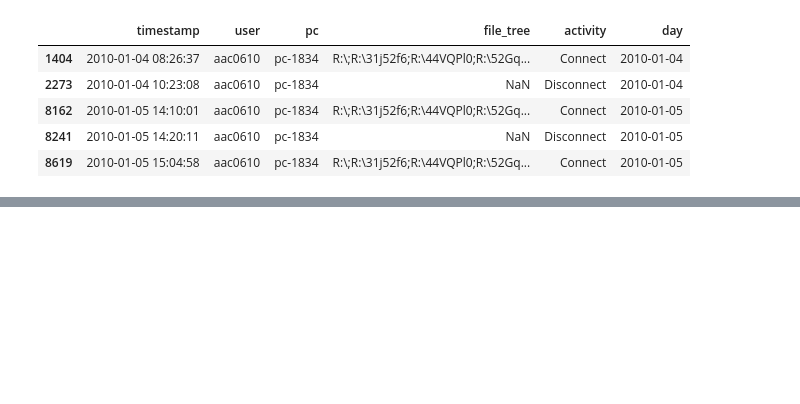
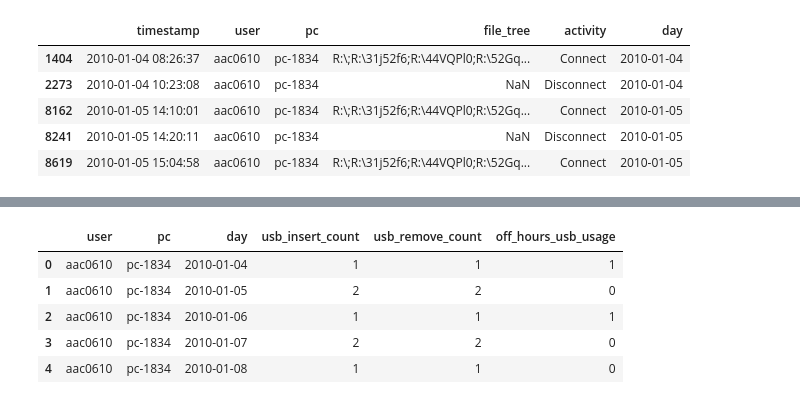
Before and after one commit to Aaron-Loera/Insider-Threat-Detection, a Jupyter notebook: CERT_Preprocessing.ipynb, the cells around one changed output, grey strips where cells are left out. Saved outputs shown, nothing was run; the diff lists cells and outputs as text; code cells hidden in the pictures; blank space fills up the shorter version.

```diff
--- a/CERT_Preprocessing.ipynb
+++ b/CERT_Preprocessing.ipynb
@@ -158,0 +244,40 @@ for file in files:
+# %%
+def extract_device_features(norm_df: pd.DataFrame, work_hours: tuple=(9, 17)) -> pd.DataFrame:
+    """
+    Extracts daily removable media (USB) behavior features to create an aggregated feature table.
+
+    Args:
+        norm_df: Normalized file activity dataframe
+        work_hours: The range describing regular work hours based on a 24-hour format
+
+    Returns:
+        pd.DataFrame: Aggregated removable media behavior features per (user, pc, day)
+    """
+    df = norm_df.copy()
+
+    # Defining off-hour logons
+    df["hour"] = df["timestamp"].dt.hour
+    df["off_hours"] = (df["hour"] < work_hours[0]) | (df["hour"] > work_hours[1])
+
+    # Creating groups based on (user, pc, day)
+    grouped = df.groupby(["user", "pc", "day"])
+
+    # Deriving media-related features
+    features = grouped.agg(
+        usb_insert_count = ("activity", lambda x: (x=="Connect").sum()),
+        usb_remove_count = ("activity", lambda x: (x=="Disconnect").sum()),
+        off_hours_usb_usage = ("off_hours", "sum")
+    ).reset_index()
+
+    return features
+# %%
+agg_devices = extract_device_features(norm_devices)
+# %%
+agg_devices.head()
+# %% [output]
+|  | user | pc | day | usb_insert_count | usb_remove_count | off_hours_usb_usage |
+| 0 | aac0610 | pc-1834 | 2010-01-04 | 1 | 1 | 1 |
+| 1 | aac0610 | pc-1834 | 2010-01-05 | 2 | 2 | 0 |
+| 2 | aac0610 | pc-1834 | 2010-01-06 | 1 | 1 | 1 |
+| 3 | aac0610 | pc-1834 | 2010-01-07 | 2 | 2 | 0 |
+| 4 | aac0610 | pc-1834 | 2010-01-08 | 1 | 1 | 0 |
```
Also changed, not shown: parts of 11 cells of this notebook, 1 other file.
